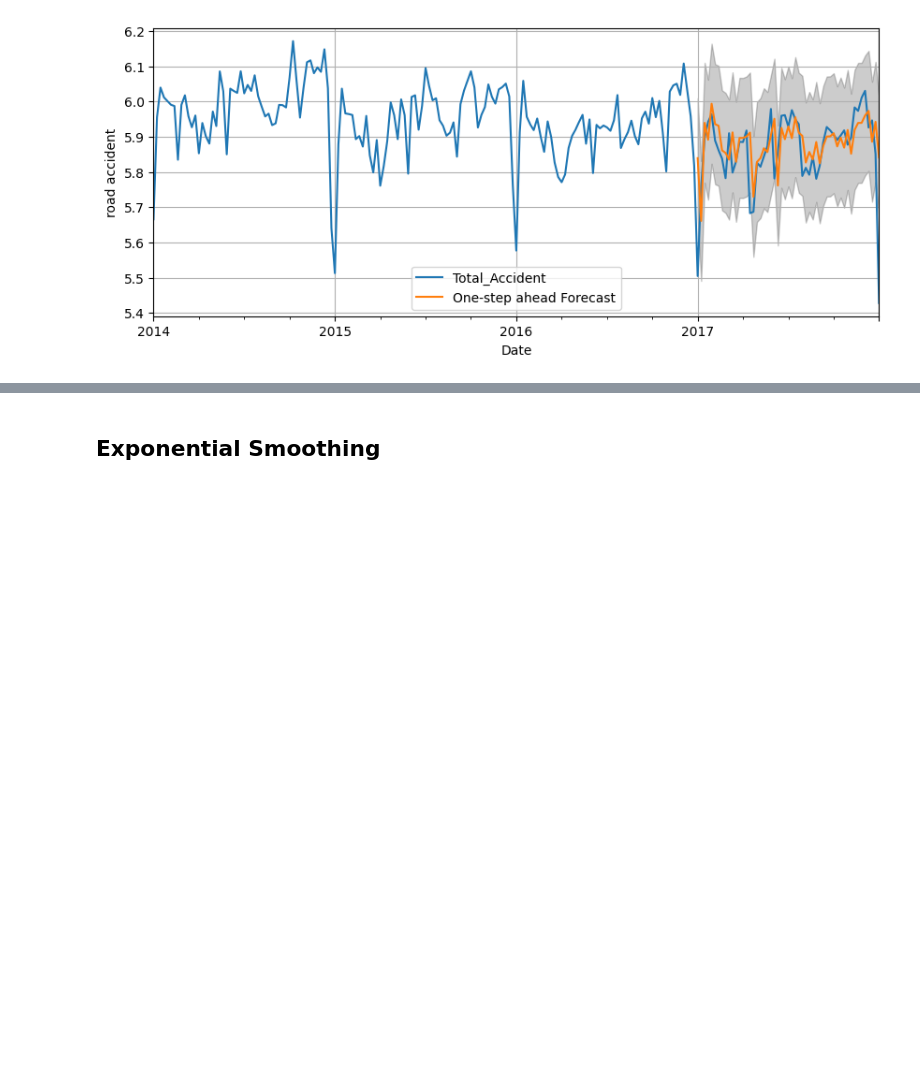
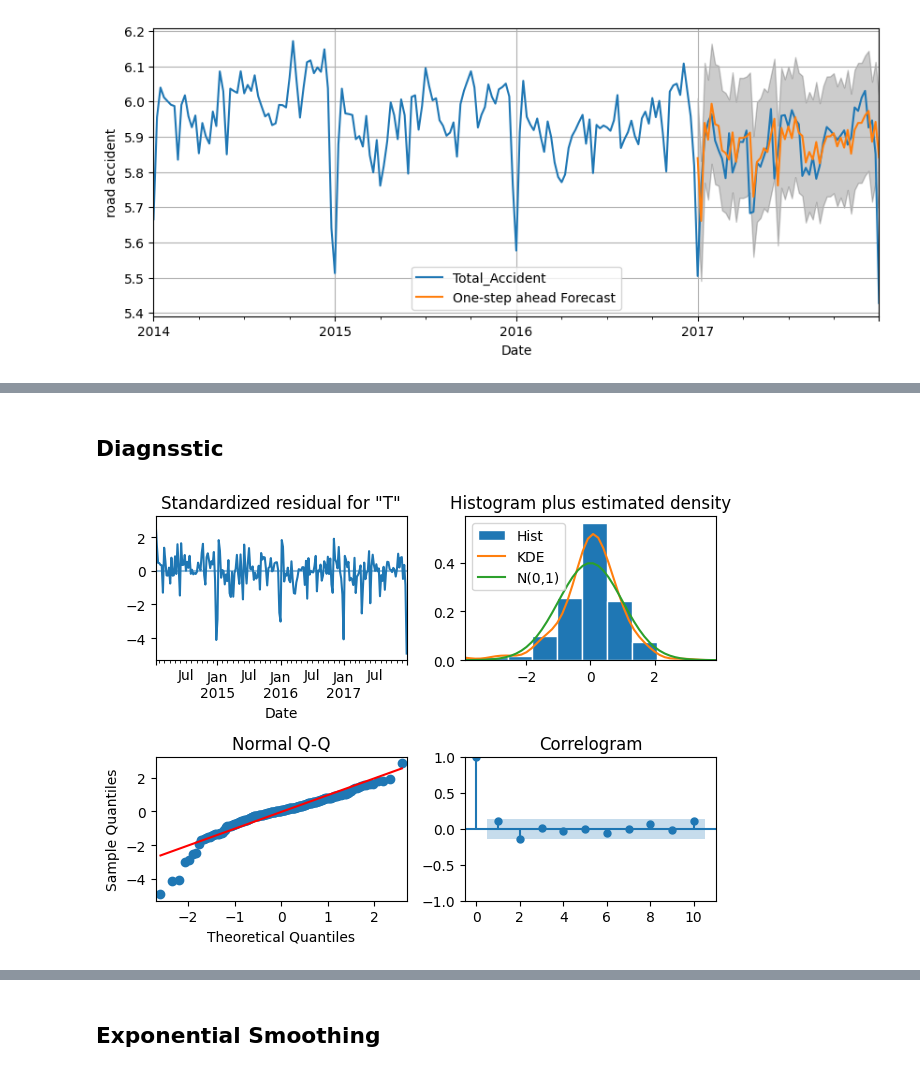
Before and after one commit to saritmaitra/ARIMA, a Jupyter notebook: ARIMA_2.ipynb, the cells around one changed output, grey strips where cells are left out. Saved outputs shown, nothing was run; the diff lists cells and outputs as text; code cells hidden in the pictures; blank space fills up the shorter version.

```diff
--- a/ARIMA_2.ipynb
+++ b/ARIMA_2.ipynb
@@ -332,0 +349,32 @@ plt.show()
+# %%
+p = d = q = range(0, 2)
+pdq = list(itertools.product(p, d, q))
+seasonal_pdq = [(x[0], x[1], x[2], 12) for x in list(itertools.product(p, d, q))]
+best_aic = float("inf")
+best_param = None
+best_param_seasonal = None
+
+for param in pdq:
+    for param_seasonal in seasonal_pdq:
+        try:
+            mod = sm.tsa.statespace.SARIMAX(y,
+                                            order=param,
+                                            seasonal_order=param_seasonal,
+                                            enforce_invertibility=False)
+
+            results = mod.fit()
+
+            if results.aic < best_aic:
+                best_aic = results.aic
+                best_param = param
+                best_param_seasonal = param_seasonal
+
+            print('ARIMA{}x{}12 - AIC:{}'.format(param, param_seasonal, results.aic))
+        except:
+            continue
+
+print('\n\n\n')
+print('****************')
+print(f'Best AIC: {best_aic}')
+print(f'Best (p,d,q): {best_param}')
+print(f'Best seasonal (P,D,Q,m): {best_param_seasonal}')
@@ -332,0 +425,8 @@ plt.show()
+# %% [markdown]
+## **Diagnsstic**
+# %%
+mod.plot_diagnostics()
+plt.tight_layout()
+plt.show()
+# %% [output]
+[figure, added]
```
Also changed, not shown: parts of 16 cells of this notebook.
